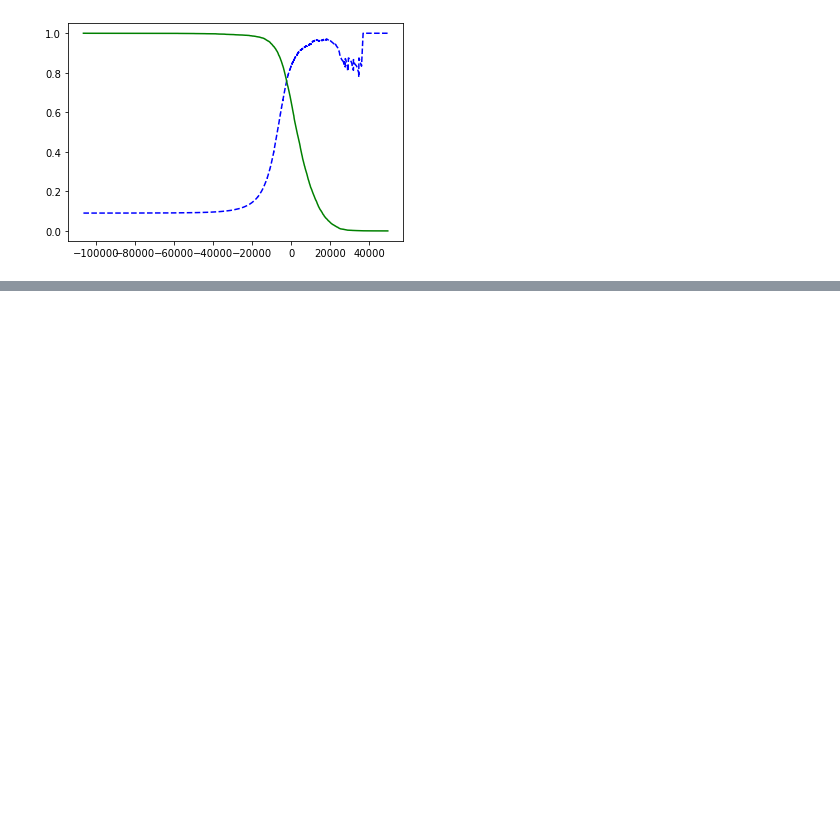
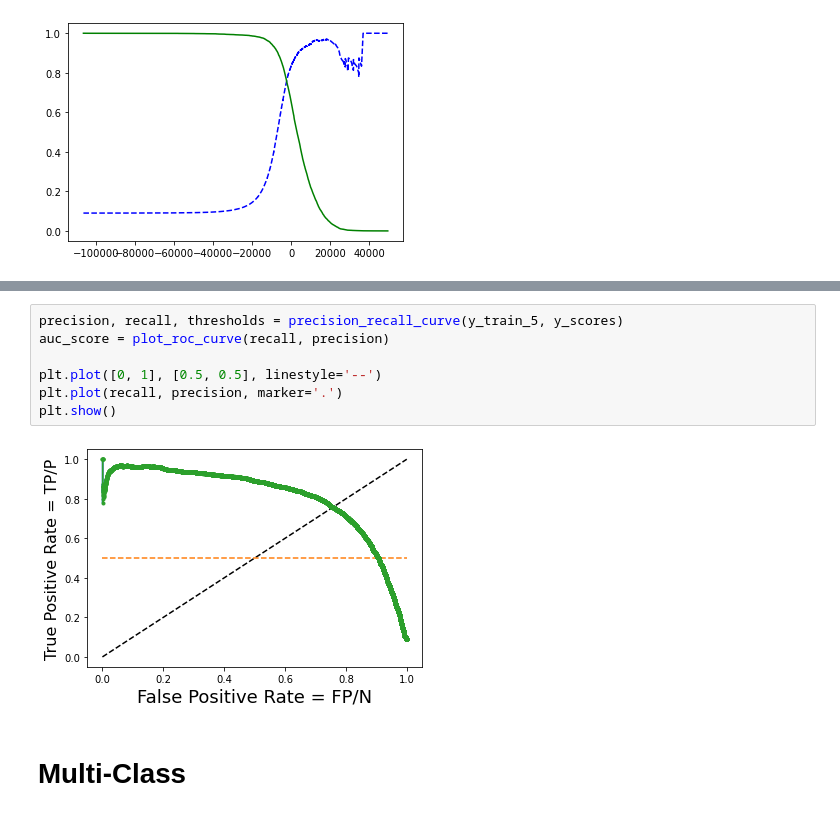
Before and after one commit to Satyabratam945/Data-Science, a Jupyter notebook: MNIST/MNIST.ipynb, the cells around one changed output, grey strips where cells are left out. Cells and saved outputs as stored; diff of their text form; blank space fills up the shorter version.

```diff
--- a/MNIST/MNIST.ipynb
+++ b/MNIST/MNIST.ipynb
@@ -136,0 +150,11 @@ plt.show()
+# %%
+precision, recall, thresholds = precision_recall_curve(y_train_5, y_scores)
+auc_score = plot_roc_curve(recall, precision)
+
+plt.plot([0, 1], [0.5, 0.5], linestyle='--')
+plt.plot(recall, precision, marker='.')
+plt.show()
+# %% [output]
+[figure, added]
+# %% [markdown]
+# Multi-Class
```
Also changed, not shown: parts of 7 cells of this notebook.
